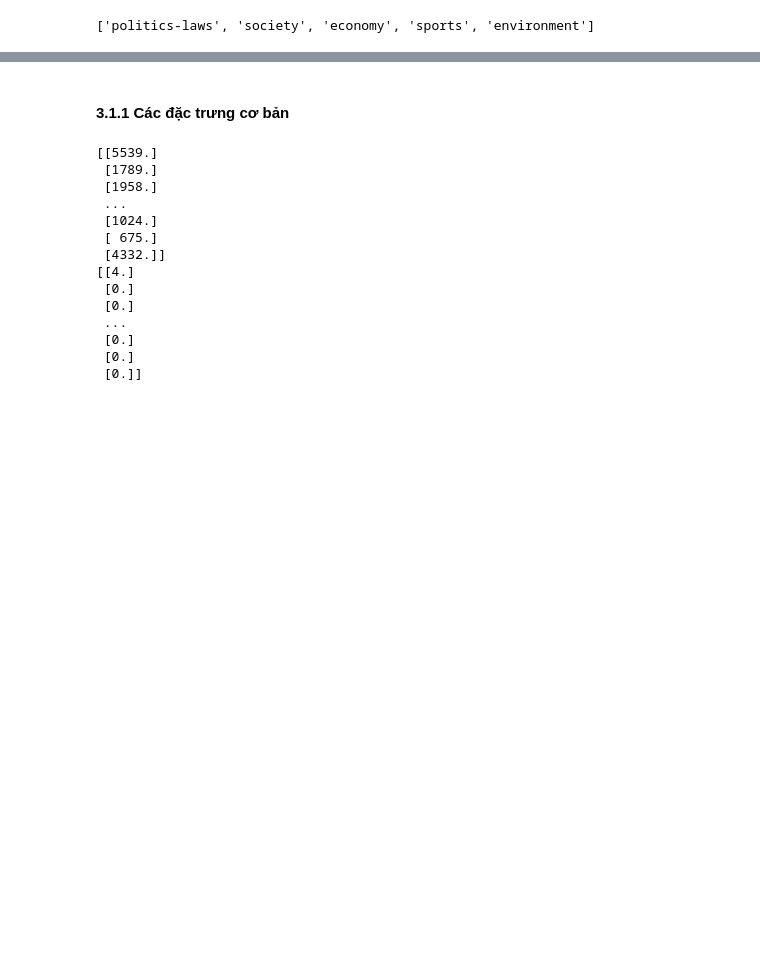
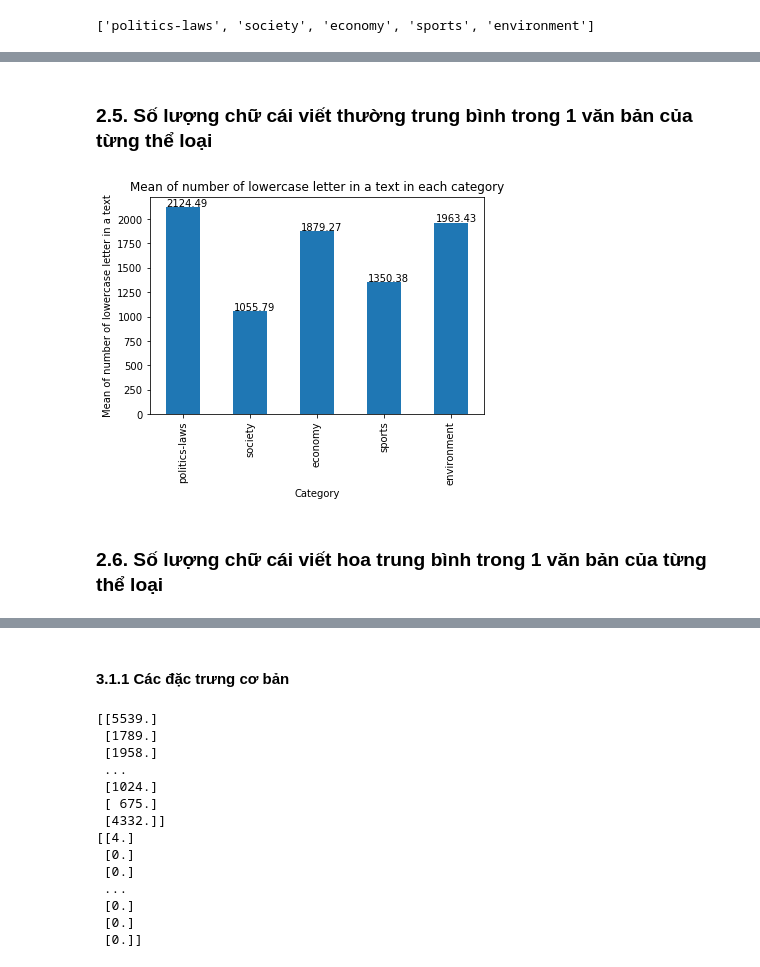
Before and after one commit to tuandoan998/DS_Final_Project, a Jupyter notebook: scripts/pipe_line.ipynb, the cells around one changed output, grey strips where cells are left out. Cells and saved outputs as stored; diff of their text form; code cells hidden in the pictures; blank space fills up the shorter version.

```diff
--- a/scripts/pipe_line.ipynb
+++ b/scripts/pipe_line.ipynb
@@ -117,0 +141,17 @@ value_to_top_bar(ax)
+# %% [markdown]
+### 2.5. Số lượng chữ cái viết thường trung bình trong 1 văn bản của từng thể loại
+# %%
+display_sr = pd.Series()
+for i,label in enumerate(data_df['label'].unique()):
+    display_sr.at[label_name[i]] = data_df.loc[data_df['label'] == label]['text'].str.count(r'[a-z]').mean()
+
+ax = display_sr.plot(kind='bar')
+ax.set_xlabel('Category')
+ax.set_ylabel('Mean of number of lowercase letter in a text')
+ax.set_title('Mean of number of lowercase letter in a text in each category')
+
+value_to_top_bar(ax)
+# %% [output]
+[figure, added]
+# %% [markdown]
+### 2.6. Số lượng chữ cái viết hoa trung bình trong 1 văn bản của từng thể loại
```
Also changed, not shown: parts of 29 cells of this notebook, 3 other files.
